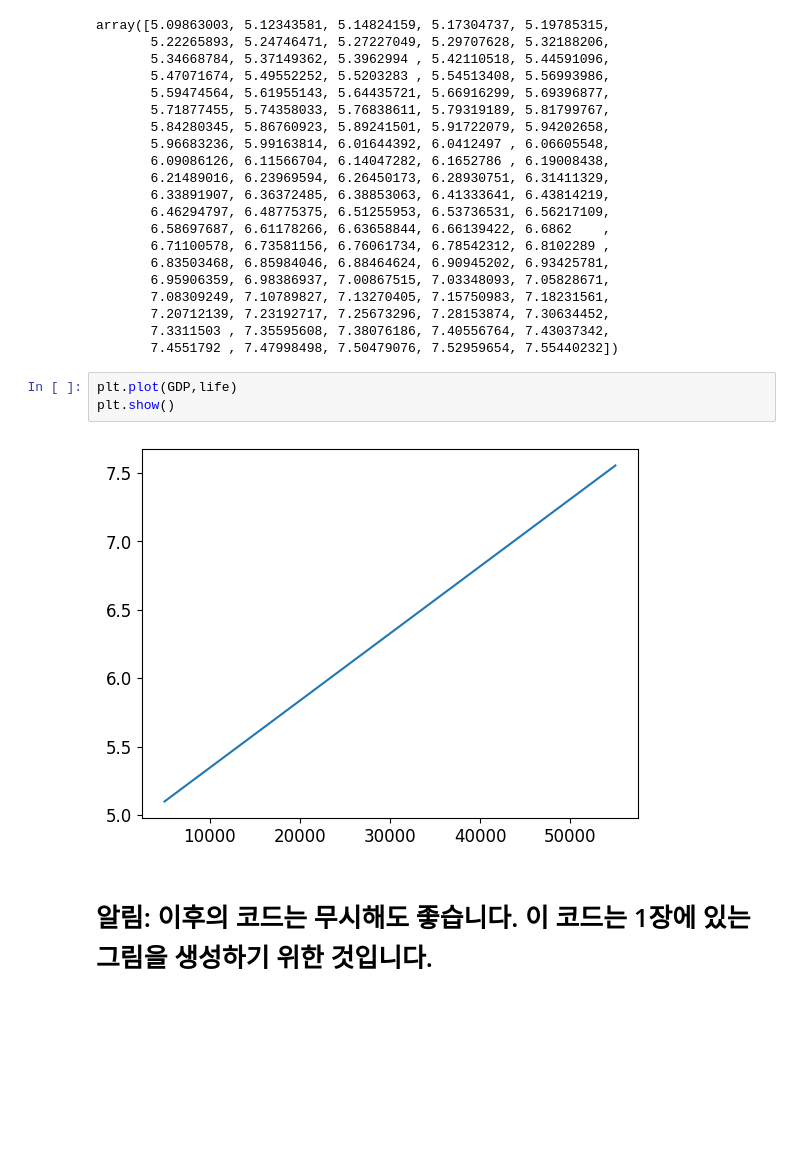
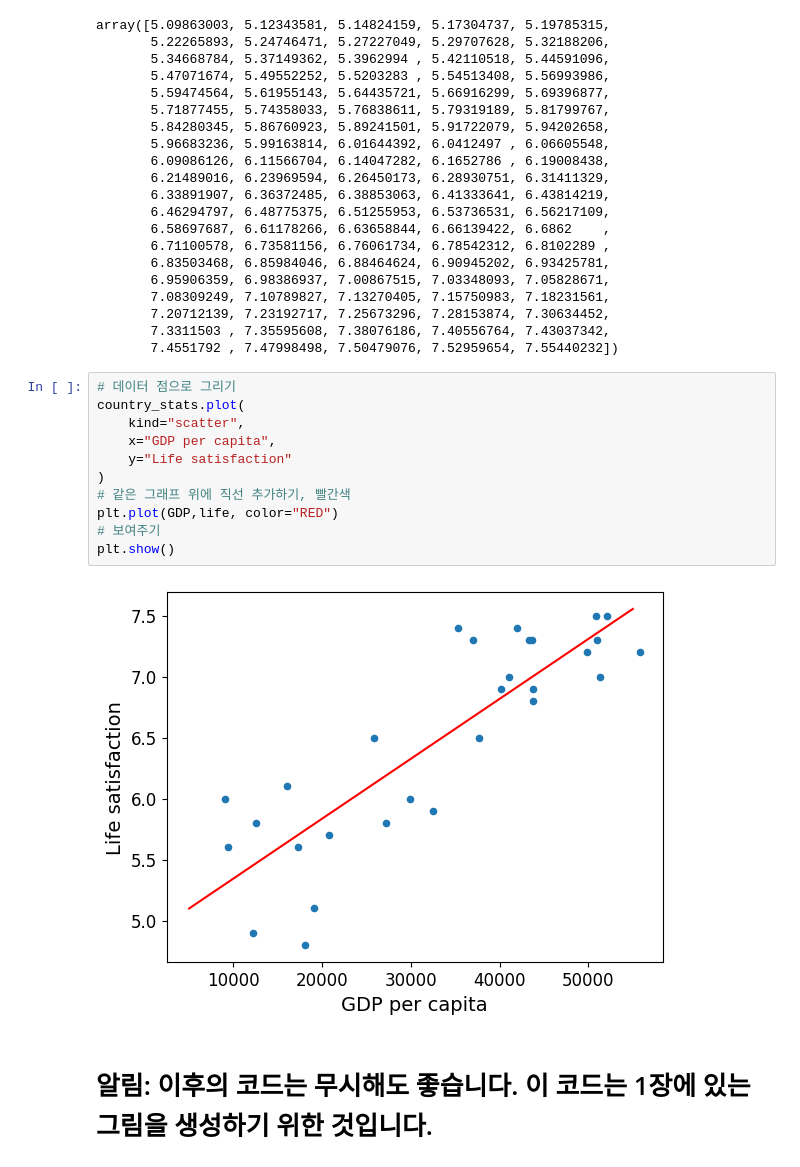
Before and after one commit to ssukk99/handson-ml2, a Jupyter notebook: 01_the_machine_learning_landscape.ipynb, the cells around one changed output. Cells and saved outputs as stored; diff of their text form; blank space fills up the shorter version.

```diff
--- a/01_the_machine_learning_landscape.ipynb
+++ b/01_the_machine_learning_landscape.ipynb
@@ -199,11 +219,19 @@ array([5.09863003, 5.12343581, 5.14824159, 5.17304737, 5.19785315,
        7.20712139, 7.23192717, 7.25673296, 7.28153874, 7.30634452,
        7.3311503 , 7.35595608, 7.38076186, 7.40556764, 7.43037342,
        7.4551792 , 7.47998498, 7.50479076, 7.52959654, 7.55440232])
-# %%
-plt.plot(GDP,life)
-plt.show()
-# %% [output]
-[figure, removed]
+# %%
+# 데이터 점으로 그리기
+country_stats.plot(
+    kind="scatter",
+    x="GDP per capita",
+    y="Life satisfaction"
+)
+# 같은 그래프 위에 직선 추가하기, 빨간색
+plt.plot(GDP,life, color="RED")
+# 보여주기
+plt.show()
+# %% [output]
+[figure, added]
 # %% [markdown]
 # 알림: 이후의 코드는 무시해도 좋습니다. 이 코드는 1장에 있는 그림을 생성하기 위한 것입니다.
 # %% [markdown]
```
Also changed, not shown: parts of 1 cell of this notebook.
